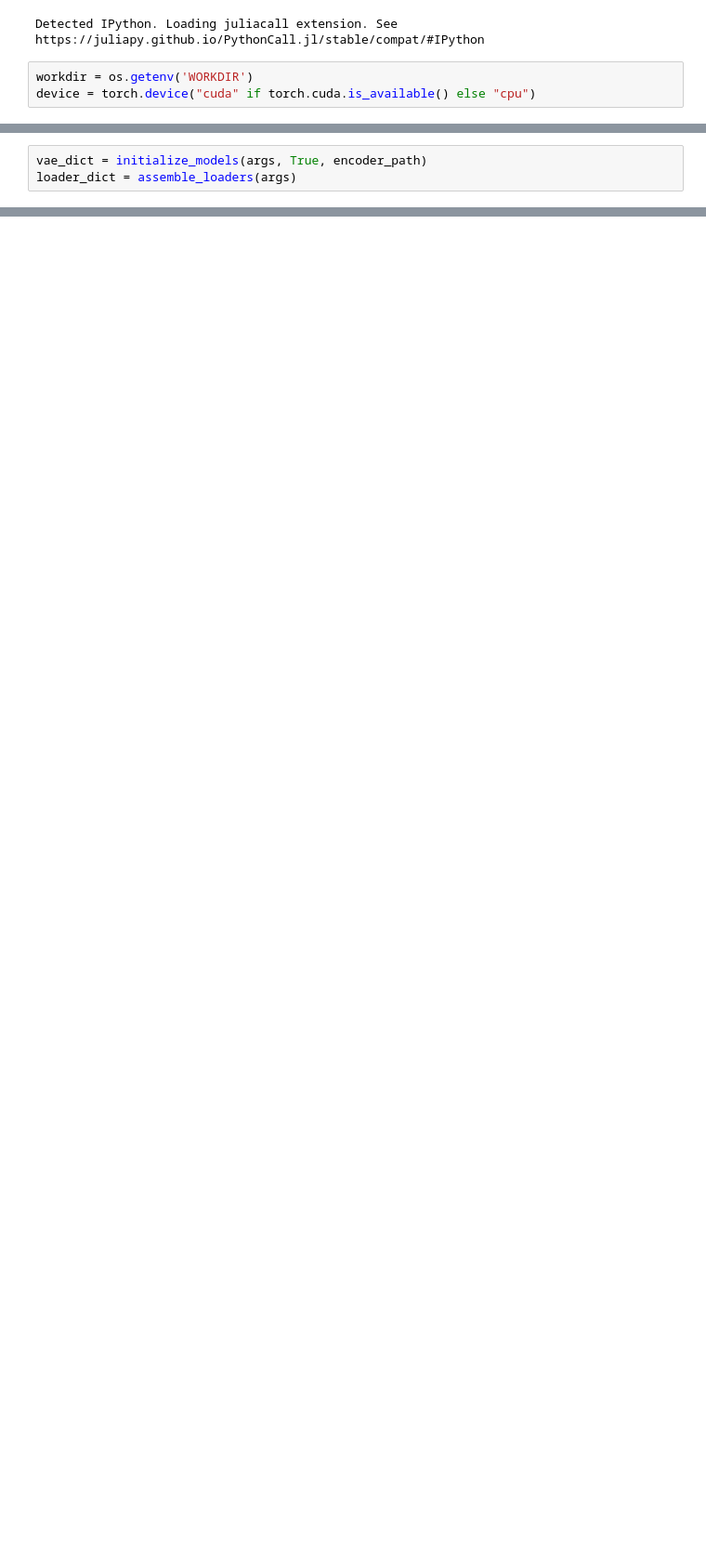
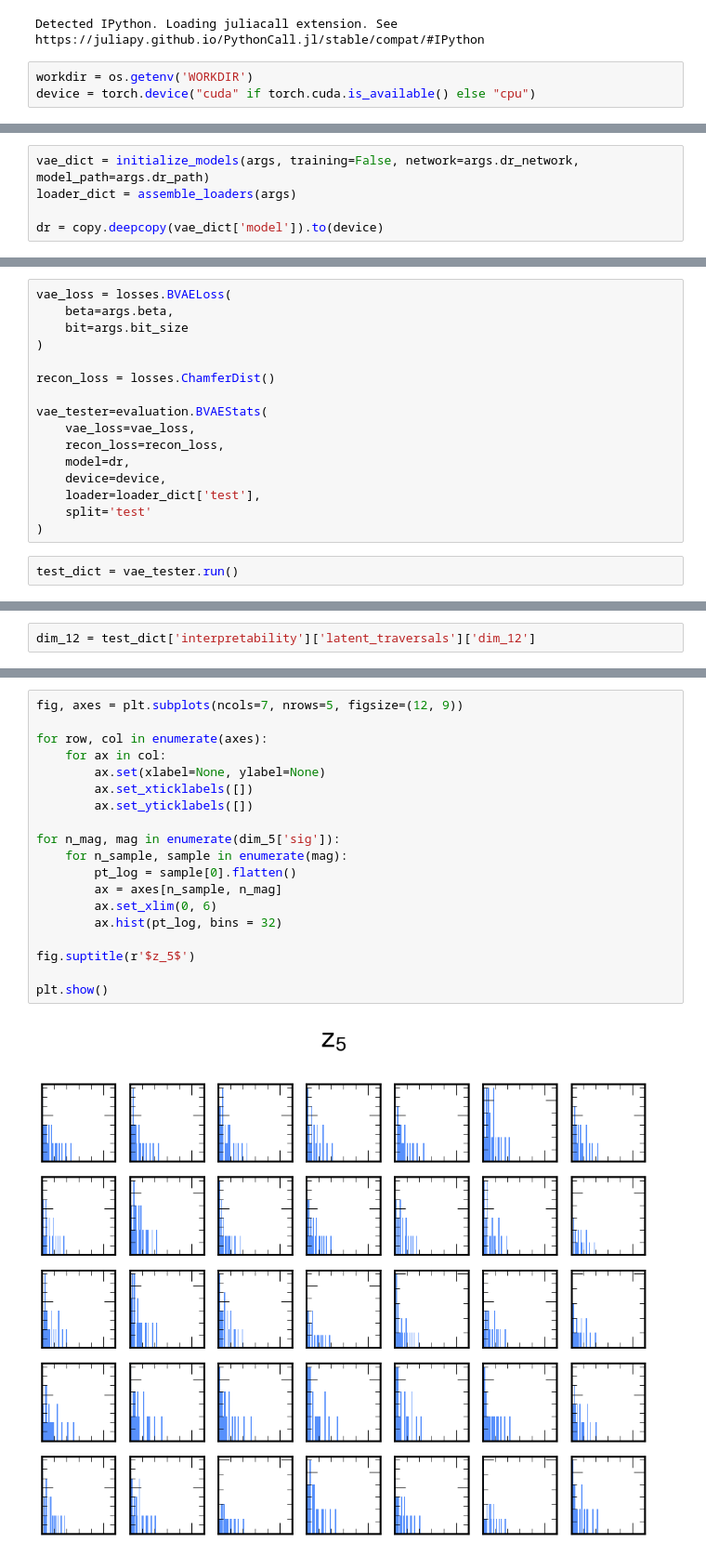
Before and after one commit to alangu-hep/symbolic-surrogates, a Jupyter notebook: src/vae_testing.ipynb, the cells around one changed output, grey strips where cells are left out. Shown at 93% size. Drawn from its saved outputs; the diff is of its cells as text; blank space fills up the shorter version.

Commit message:
Added two basic ablation tests

```diff
--- a/src/vae_testing.ipynb
+++ b/src/vae_testing.ipynb
@@ -123,4 +130,6 @@ args = Args(
 )
 # %%
-vae_dict = initialize_models(args, True, encoder_path)
+vae_dict = initialize_models(args, training=False, network=args.dr_network, model_path=args.dr_path)
 loader_dict = assemble_loaders(args)
+
+dr = copy.deepcopy(vae_dict['model']).to(device)
@@ -139,0 +136,18 @@ KeyboardInterrupt:
+# %%
+vae_loss = losses.BVAELoss(
+    beta=args.beta,
+    bit=args.bit_size
+)
+
+recon_loss = losses.ChamferDist()
+
+vae_tester=evaluation.BVAEStats(
+    vae_loss=vae_loss,
+    recon_loss=recon_loss,
+    model=dr,
+    device=device,
+    loader=loader_dict['test'],
+    split='test'
+)
+# %%
+test_dict = vae_tester.run()
@@ -139,0 +157,2 @@ KeyboardInterrupt:
+# %%
+dim_12 = test_dict['interpretability']['latent_traversals']['dim_12']
@@ -139,0 +198,21 @@ KeyboardInterrupt:
+# %%
+fig, axes = plt.subplots(ncols=7, nrows=5, figsize=(12, 9))
+
+for row, col in enumerate(axes):
+    for ax in col:
+        ax.set(xlabel=None, ylabel=None)
+        ax.set_xticklabels([])
+        ax.set_yticklabels([])
+
+for n_mag, mag in enumerate(dim_5['sig']):
+    for n_sample, sample in enumerate(mag):
+        pt_log = sample[0].flatten()
+        ax = axes[n_sample, n_mag]
+        ax.set_xlim(0, 6)
+        ax.hist(pt_log, bins = 32)
+
+fig.suptitle(r'$z_5$')
+
+plt.show()
+# %% [output]
+[figure, added]
```
Also changed, not shown: parts of 7 cells of this notebook, 18 other files.
